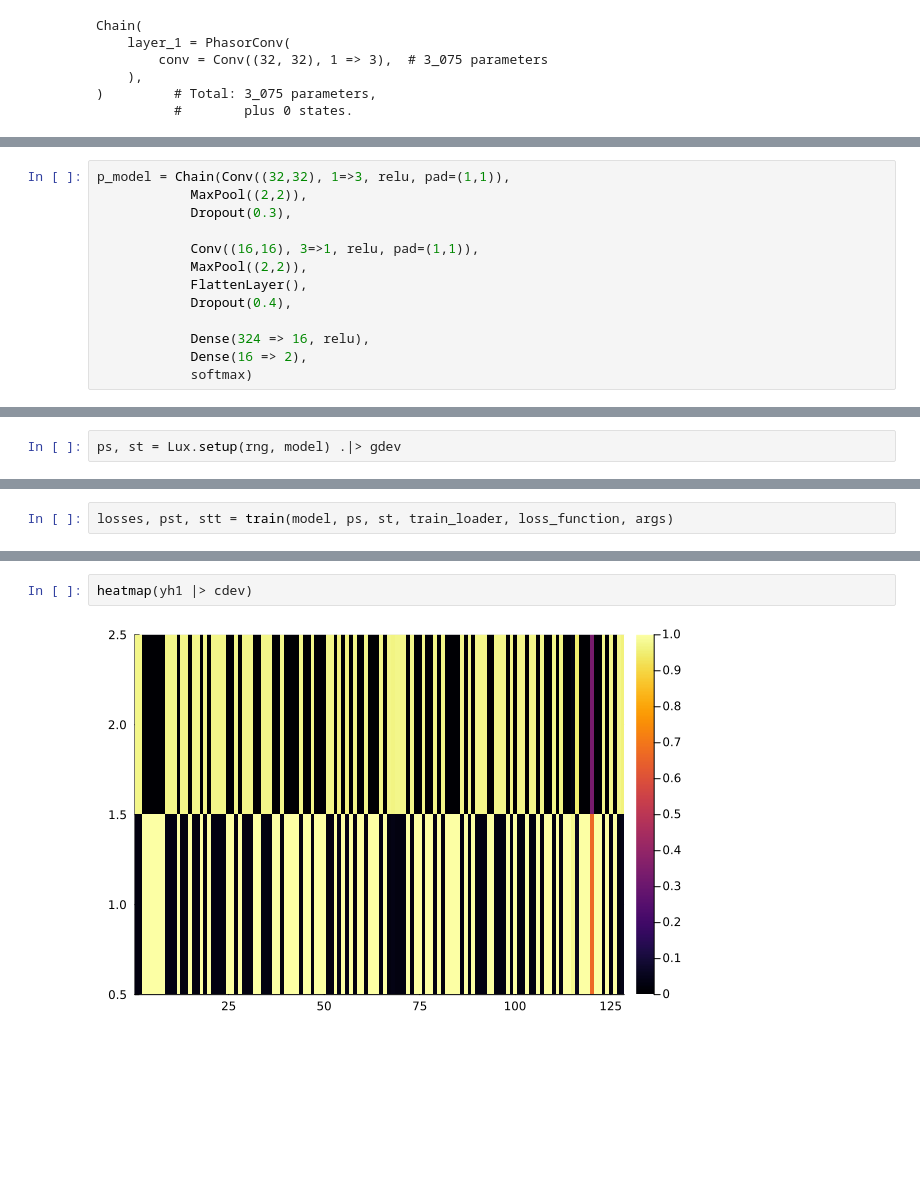
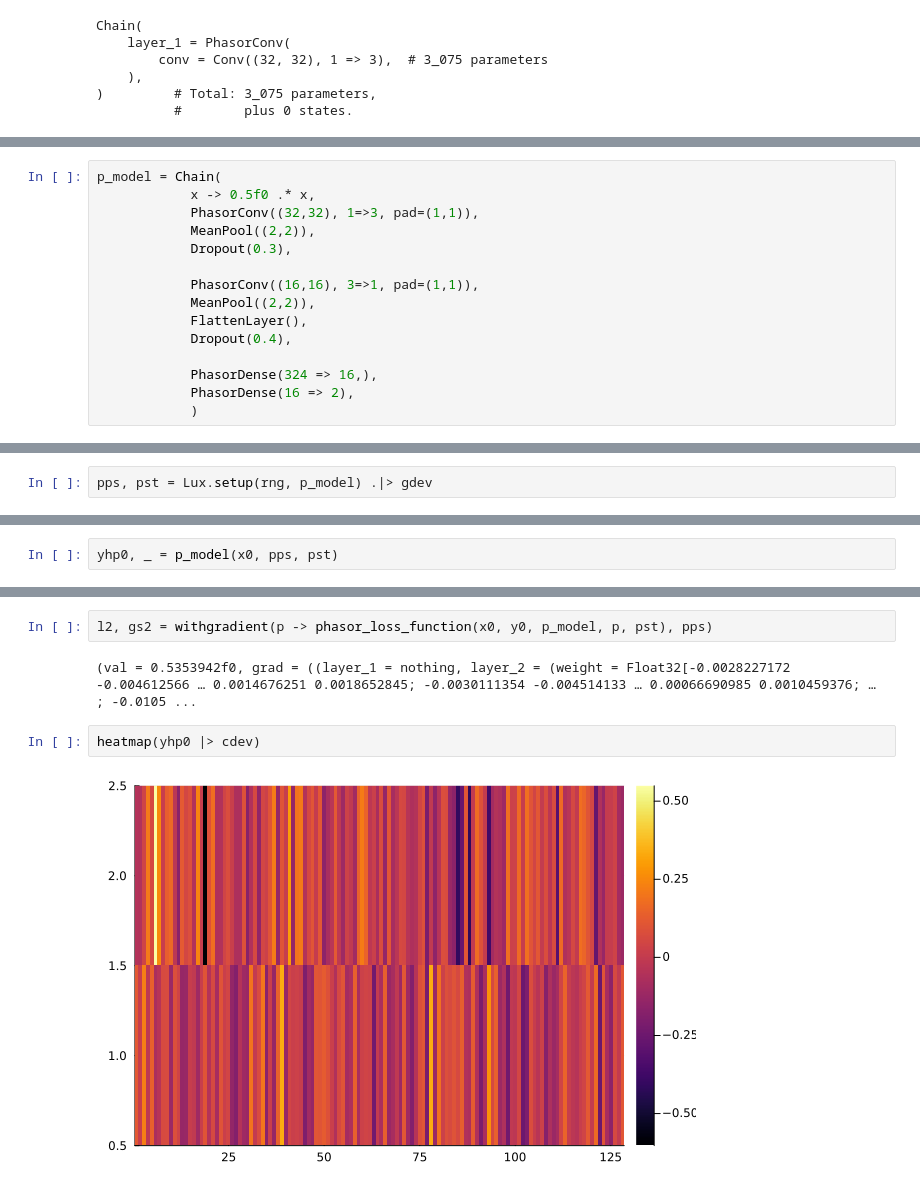
Before and after one commit to wilkieolin/PhasorNetworks.jl, a Jupyter notebook: demos/network_conv.ipynb, the cells around one changed output, grey strips where cells are left out. Saved outputs shown, nothing was run; the diff lists cells and outputs as text; blank space fills up the shorter version.

```diff
--- a/demos/network_conv.ipynb
+++ b/demos/network_conv.ipynb
@@ -209,15 +335,17 @@ st.layer
 # %%
-p_model = Chain(Conv((32,32), 1=>3, relu, pad=(1,1)),
-            MaxPool((2,2)),
+p_model = Chain(
+            x -> 0.5f0 .* x,
+            PhasorConv((32,32), 1=>3, pad=(1,1)),
+            MeanPool((2,2)),
             Dropout(0.3),
 
-            Conv((16,16), 3=>1, relu, pad=(1,1)),
-            MaxPool((2,2)),
+            PhasorConv((16,16), 3=>1, pad=(1,1)),
+            MeanPool((2,2)),
             FlattenLayer(),
             Dropout(0.4),
 
-            Dense(324 => 16, relu),
-            Dense(16 => 2),
-            softmax)
+            PhasorDense(324 => 16,),
+            PhasorDense(16 => 2),
+            )
 # %% [output]
 Chain(
@@ -235,4 +367,4 @@ Chain(
           #        plus 4 states.
 # %%
-ps, st = Lux.setup(rng, model) .|> gdev
+pps, pst = Lux.setup(rng, p_model) .|> gdev
 # %% [output]
@@ -277,2 +371,0 @@ opt_state = Optimisers.setup(opt, ps)
-# %%
-losses, pst, stt = train(model, ps, st, train_loader, loss_function, args)
@@ -289,0 +372,2 @@ yh1, _ = model(x0, pst, stt)
+# %%
+yhp0, _ = p_model(x0, pps, pst)
@@ -290,4 +393,8 @@ yh1, _ = model(x0, pst, stt)
+# %%
+l2, gs2 = withgradient(p -> phasor_loss_function(x0, y0, p_model, p, pst), pps)
+# %% [output]
+(val = 0.5353942f0, grad = ((layer_1 = nothing, layer_2 = (weight = Float32[-0.0028227172 -0.004612566 … 0.0014676251 0.0018652845; -0.0030111354 -0.004514133 … 0.00066690985 0.0010459376; … ; -0.0105 ...
 # %%
-heatmap(yh1 |> cdev)
+heatmap(yhp0 |> cdev)
 # %% [output]
-[figure, old version]
+[figure, new version]
```
Also changed, not shown: parts of 59 cells of this notebook, 11 other files.
